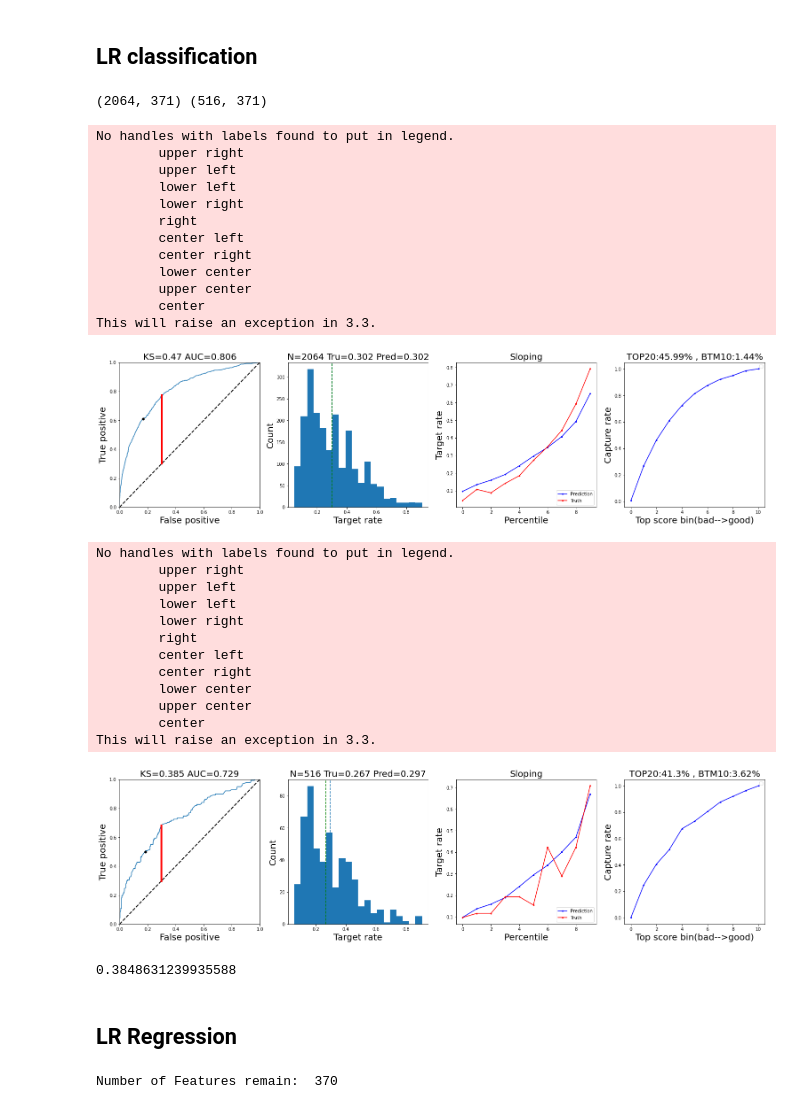
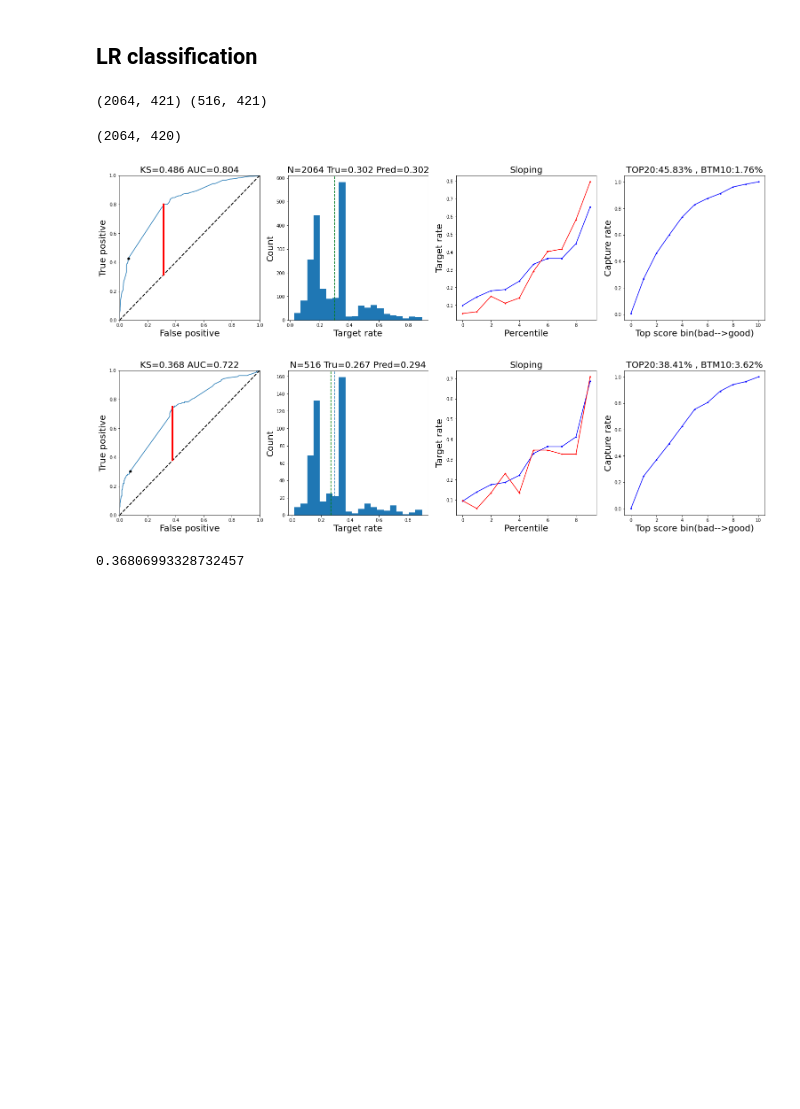
Before and after one commit to PANDASANG1231/522_Ramen, a Jupyter notebook: notebooks/04_1_wenjia_train_model.ipynb, the cells around one changed output. Saved outputs shown, nothing was run; the diff lists cells and outputs as text; code cells hidden in the pictures; blank space fills up the shorter version.

Commit message:
Revise model train, remove regression part

```diff
--- a/notebooks/04_1_wenjia_train_model.ipynb
+++ b/notebooks/04_1_wenjia_train_model.ipynb
@@ -72,7 +66,7 @@ def evaluate_performance(all_target, predicted, toplot=True,silent=True):
         plt.subplot(1,4,3)
         plt.plot(ave_predict, 'b.-', label='Prediction', markersize=5)
         plt.plot(ave_target, 'r.-', label='Truth', markersize=5)
-        plt.legend(loc='lower right')
+        # plt.legend(loc='lower right')
         plt.xlabel('Percentile', fontsize=20)
         plt.ylabel('Target rate', fontsize=20)
         plt.title("Sloping", fontsize=20)
@@ -102,7 +96,7 @@ def evaluate_performance(all_target, predicted, toplot=True,silent=True):
 
         plt.subplot(1,4,4)
         plt.plot(ave_predict, 'b.-', markersize=5)
-        plt.legend(loc='up right')
+        # plt.legend(loc='up right')
         plt.xlabel('Top score bin(bad-->good)', fontsize=20)
         plt.ylabel('Capture rate', fontsize=20)
         plt.title("TOP20:{0}% , BTM10:{1}%".format(round(top_20_ratio,2),round(btm_10_ratio,2)), fontsize=20)
@@ -117,8 +111,8 @@ def evaluate_performance(all_target, predicted, toplot=True,silent=True):
 # %% [markdown]
 ## LR classification
 # %%
-train_data = pd.read_csv("https://raw.githubusercontent.com/PANDASANG1231/522_Ramen/main/data/process/train_process.csv")
-test_data = pd.read_csv("https://raw.githubusercontent.com/PANDASANG1231/522_Ramen/main/data/process/test_process.csv")
+train_data = pd.read_csv("./../data/process/train_process.csv")
+test_data = pd.read_csv("./../data/process/test_process.csv")
 
 print(train_data.shape, test_data.shape)
 
@@ -147,7 +141,7 @@ list_feature = [x for x in train_data if x != "Stars"]
 #     train_data[key] = train_data[key].map(mapping_dict[key])
 #     test_data[key] = test_data[key].map(mapping_dict[key])
 # %% [output]
-(2064, 371) (516, 371)
+(2064, 421) (516, 421)
 # %%
 from sklearn.linear_model import LogisticRegression
 from sklearn.model_selection import cross_validate
@@ -190,49 +185,20 @@ def mean_std_cross_val_scores(model, X_train, y_train, **kwargs):
         out_col.append((f"%0.3f (+/- %0.3f)" % (mean_scores[i], std_scores[i])))
 
     return pd.Series(data=out_col, index=mean_scores.index)
+# %%
+X_train.shape
+# %% [output]
+(2064, 420)
 # %%
-model_lr = LogisticRegression()
+pipe_rfe_ridgecv = make_pipeline(RFE(Ridge()), LogisticRegression())
+pipe_rfe_ridgecv.fit(X_train, y_train)
 
-# mean_std_cross_val_scores(model_lr, X_train, y_train, scoring="roc_auc")
-model_lr.fit(X_train, y_train)
+y_prediction = pipe_rfe_ridgecv.predict_proba(X_test)
 
-y_prediction = model_lr.predict_proba(X_test)
+evaluate_performance(y_train, pipe_rfe_ridgecv.predict_proba(X_train)[:, 1])
 
-
-evaluate_performance(y_train, model_lr.predict_proba(X_train)[:, 1])
-
-evaluate_performance(y_test, model_lr.predict_proba(X_test)[:, 1])
+evaluate_performance(y_test, pipe_rfe_ridgecv.predict_proba(X_test)[:, 1])
 # %% [output]
+[figure, new version]
+[figure, new version]
-No handles with labels found to put in legend.
-        upper right
-        upper left
-        lower left
-        lower right
-        right
-        center left
-        center right
-        lower center
-        upper center
-        center
-This will raise an exception in 3.3.
+0.36806993328732457
-[figure, old version]
-No handles with labels found to put in legend.
-        upper right
-        upper left
-        lower left
-        lower right
-        right
-        center left
-        center right
-        lower center
-        upper center
-        center
-This will raise an exception in 3.3.
-[figure, old version]
-0.3848631239935588
-# %% [markdown]
-## LR Regression
-# %%
-print("Number of Features remain: ", len(model_lr.feature_names_in_))
-# %% [output]
-Number of Features remain:  370
```
Also changed, not shown: parts of 13 cells of this notebook, 3 other files.
